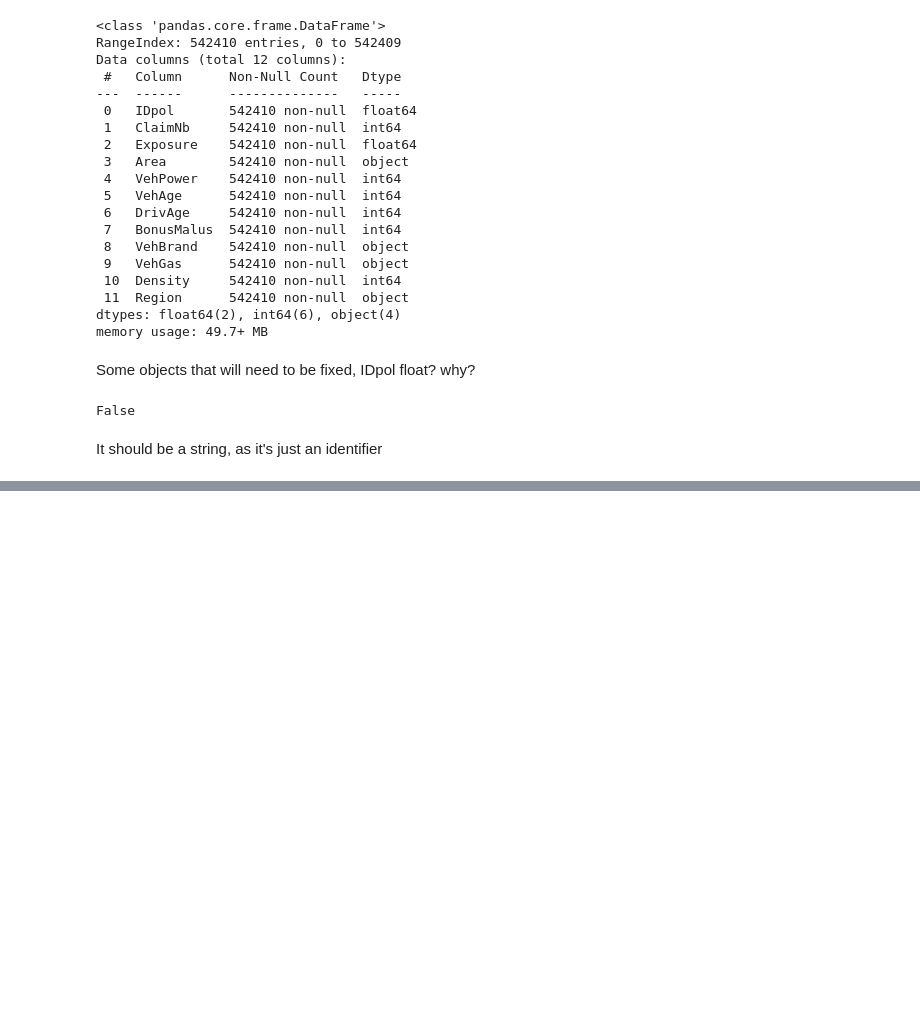
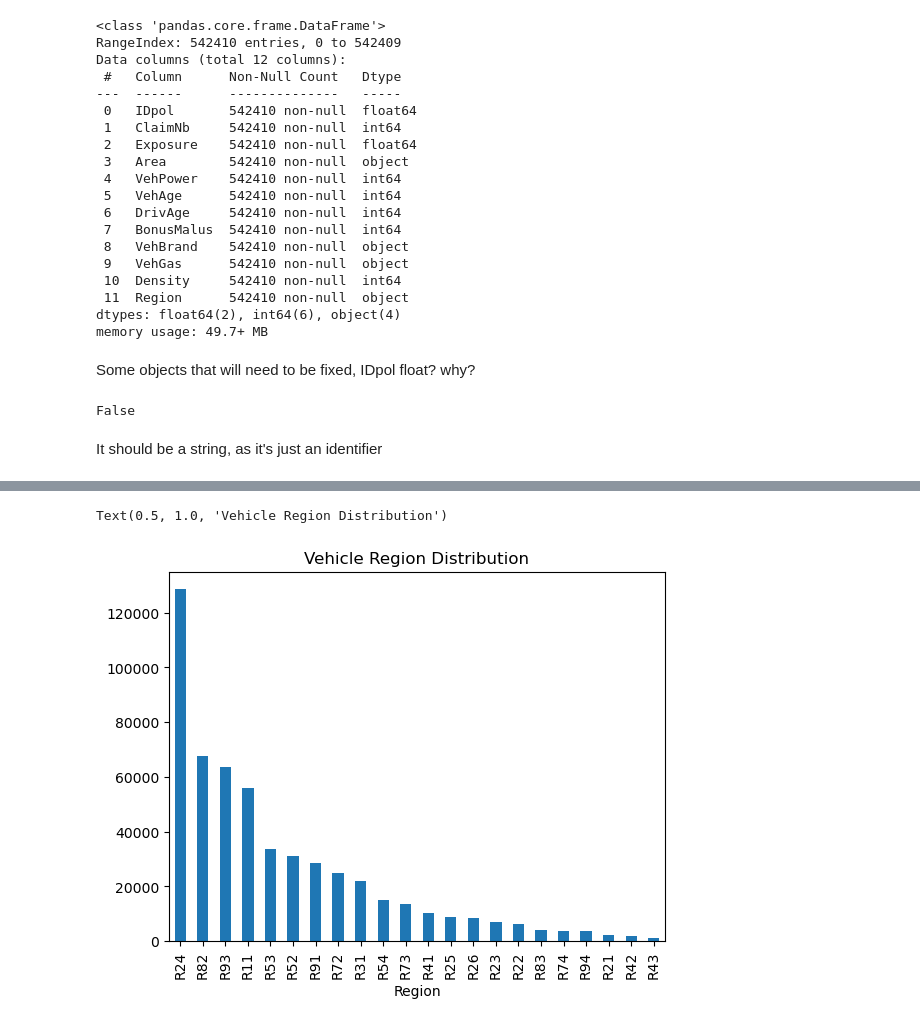
Before and after one commit to mindenki/2025-ITU-MachineLearning-Project-Claims-Risk-zrt, a Jupyter notebook: notebooks/01_Preprocessing_EDA.ipynb, the cells around one changed output, grey strips where cells are left out. Saved outputs shown, nothing was run; the diff lists cells and outputs as text; code cells hidden in the pictures; blank space fills up the shorter version.

```diff
--- a/notebooks/01_Preprocessing_EDA.ipynb
+++ b/notebooks/01_Preprocessing_EDA.ipynb
@@ -89,0 +76,6 @@ claims_raw["VehGas"].value_counts()
+# %%
+claims_raw["Region"].value_counts().plot(kind='bar')
+plt.title("Vehicle Region Distribution")
+# %% [output]
+Text(0.5, 1.0, 'Vehicle Region Distribution')
+[figure, added]
```
Also changed, not shown: parts of 45 cells of this notebook, 2 other files.
